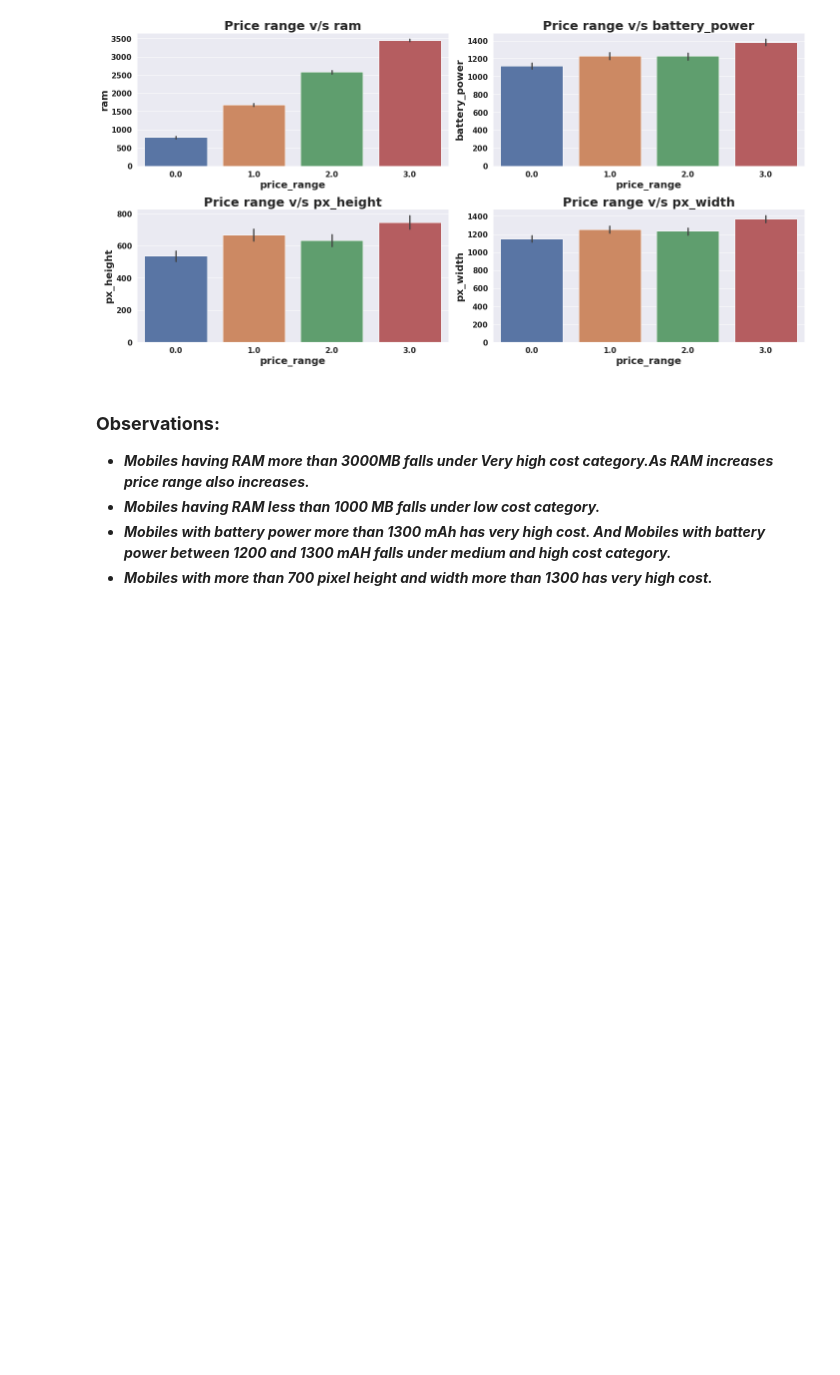
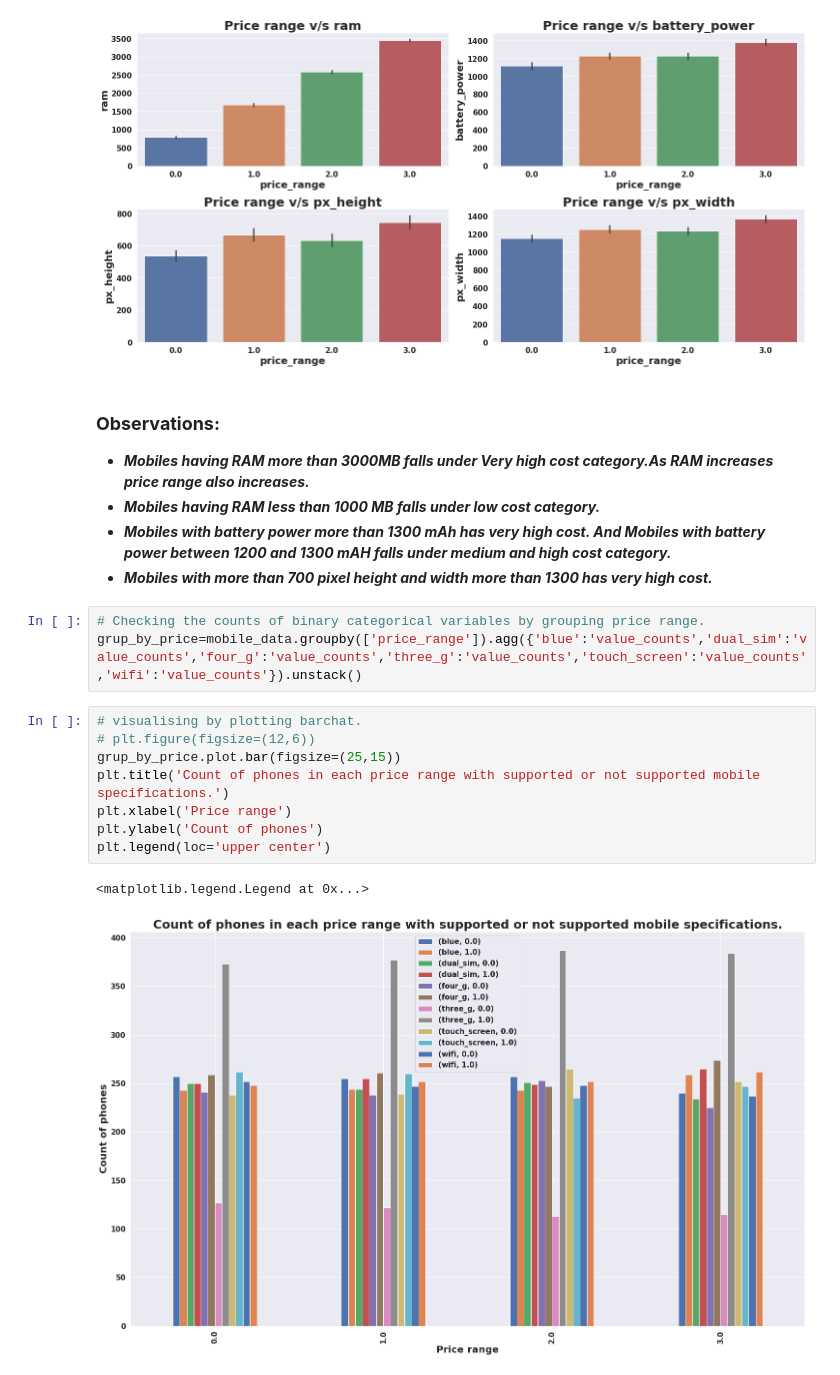
Before and after one commit to PremPatil0129/MobilePriceRangePrediction, a Jupyter notebook: MobilePriceRangePrediction.ipynb, the cells around one changed output. Cells and saved outputs as stored; diff of their text form; blank space fills up the shorter version.

```diff
--- a/MobilePriceRangePrediction.ipynb
+++ b/MobilePriceRangePrediction.ipynb
@@ -335,3 +335,17 @@ for var in variables:
 * ***Mobiles having RAM less than 1000 MB falls under low cost category.***
 * ***Mobiles with battery power more than 1300 mAh has very high cost. And Mobiles with battery power between 1200 and 1300 mAH falls under medium and high cost category.***
 * ***Mobiles with more than 700 pixel height and width more than 1300 has very high cost.***
+# %%
+# Checking the counts of binary categorical variables by grouping price range.
+grup_by_price=mobile_data.groupby(['price_range']).agg({'blue':'value_counts','dual_sim':'value_counts','four_g':'value_counts','three_g':'value_counts','touch_screen':'value_counts','wifi':'value_counts'}).unstack()
+# %%
+# visualising by plotting barchat.
+# plt.figure(figsize=(12,6))
+grup_by_price.plot.bar(figsize=(25,15))
+plt.title('Count of phones in each price range with supported or not supported mobile specifications.')
+plt.xlabel('Price range')
+plt.ylabel('Count of phones')
+plt.legend(loc='upper center')
+# %% [output]
+<matplotlib.legend.Legend at 0x...>
+[figure, added]
```
